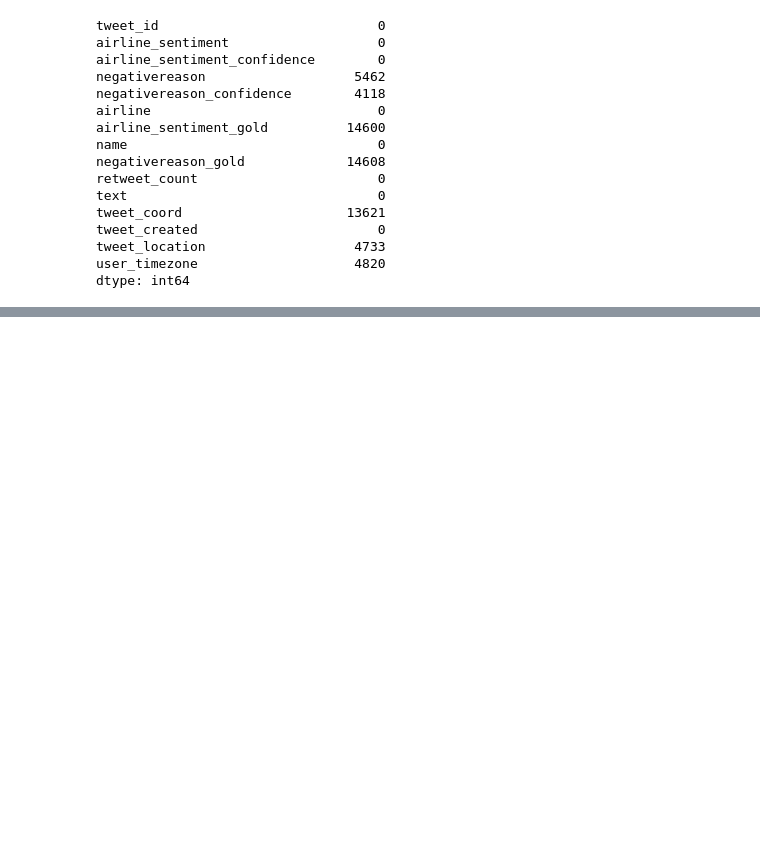
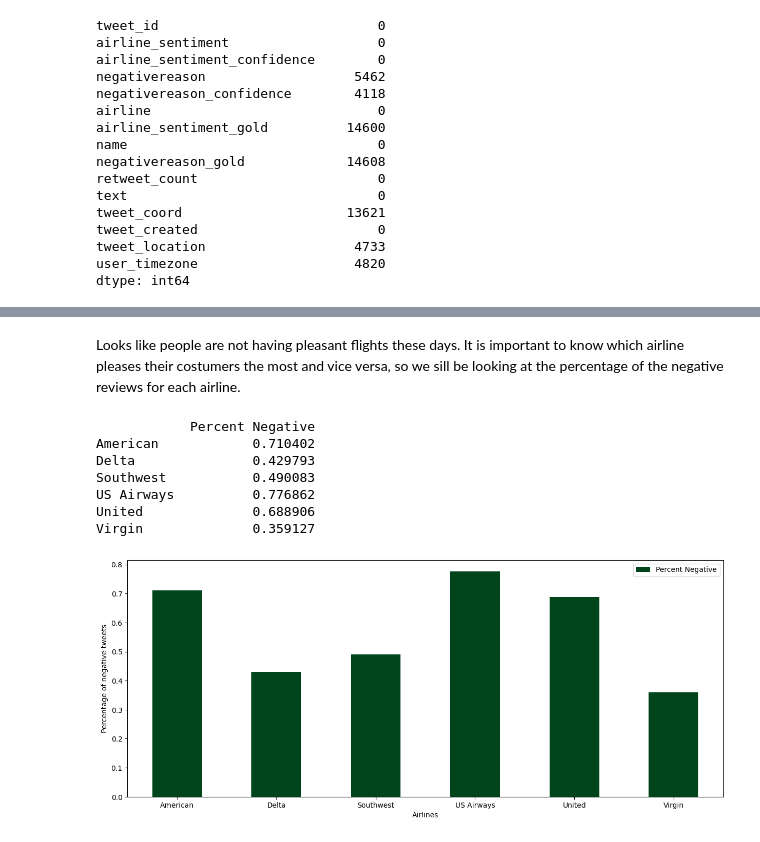
Before and after one commit to MboyaDan/twittersentimentanalysis, a Jupyter notebook: sentiment.ipynb, the cells around one changed output, grey strips where cells are left out. Saved outputs shown, nothing was run; the diff lists cells and outputs as text; code cells hidden in the pictures; blank space fills up the shorter version.

```diff
--- a/sentiment.ipynb
+++ b/sentiment.ipynb
@@ -115,0 +239,24 @@ dtype: int64
+# %% [markdown]
+Looks like people are not having pleasant flights these days. It is important to know which airline pleases their costumers the most and vice versa, so we sill be looking at the percentage of the negative reviews for each airline.
+# %%
+neg_tweets = df.groupby(['airline','airline_sentiment']).count().iloc[:,0]
+total_tweets = df.groupby(['airline'])['airline_sentiment'].count()
+
+my_dict = {'American':neg_tweets[0] / total_tweets[0],'Delta':neg_tweets[3] / total_tweets[1],'Southwest': neg_tweets[6] / total_tweets[2],
+'US Airways': neg_tweets[9] / total_tweets[3],'United': neg_tweets[12] / total_tweets[4],'Virgin': neg_tweets[15] / total_tweets[5]}
+perc = pd.DataFrame.from_dict(my_dict, orient = 'index')
+perc.columns = ['Percent Negative']
+print(perc)
+ax = perc.plot(kind = 'bar', rot=0, colormap = 'Greens_r', figsize = (15,6))
+ax.set_xlabel('Airlines')
+ax.set_ylabel('Percentage of negative tweets')
+plt.show()
+# %% [output]
+            Percent Negative
+American            0.710402
+Delta               0.429793
+Southwest           0.490083
+US Airways          0.776862
+United              0.688906
+Virgin              0.359127
+[figure, added]
```
Also changed, not shown: parts of 20 cells of this notebook.
